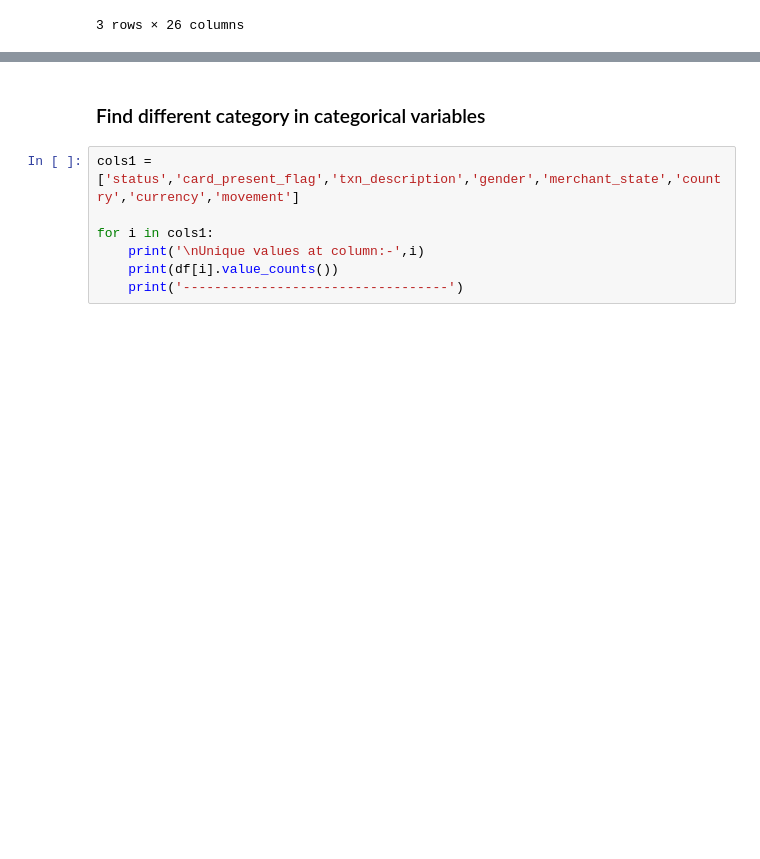
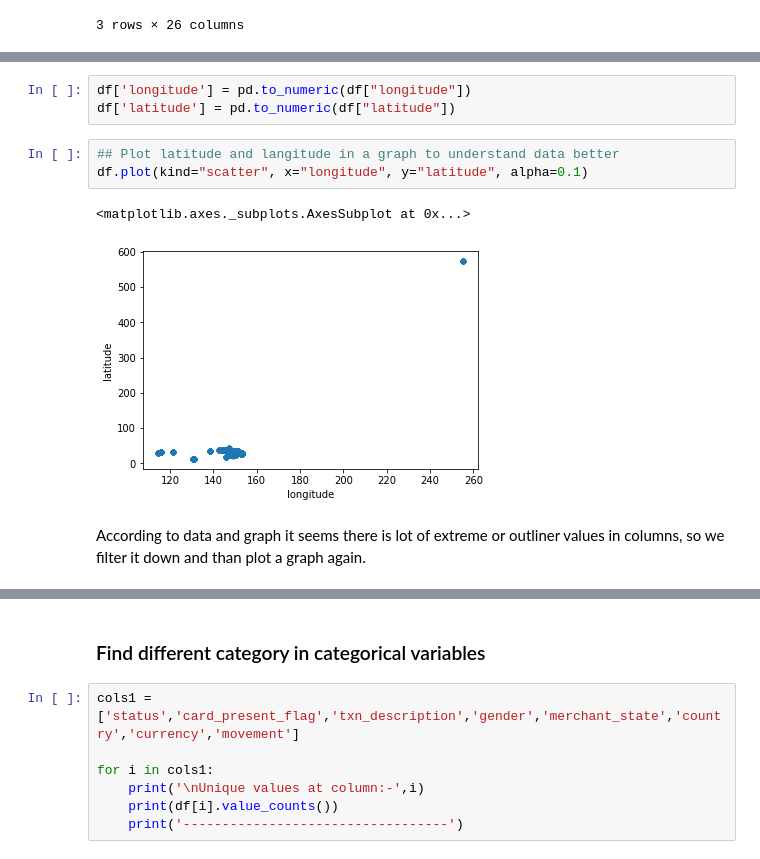
Before and after one commit to ShuklaPrashant21/Virtual-Internship, a Jupyter notebook: ANZ Virtual Internship/ANZ_EDA_Predictive_Analysis.ipynb, the cells around one changed output, grey strips where cells are left out. Saved outputs shown, nothing was run; the diff lists cells and outputs as text; blank space fills up the shorter version.

```diff
--- a/ANZ Virtual Internship/ANZ_EDA_Predictive_Analysis.ipynb
+++ b/ANZ Virtual Internship/ANZ_EDA_Predictive_Analysis.ipynb
@@ -73,0 +102,11 @@ df.head(3)
+# %%
+df['longitude'] = pd.to_numeric(df["longitude"])
+df['latitude'] = pd.to_numeric(df["latitude"])
+# %%
+## Plot latitude and langitude in a graph to understand data better
+df.plot(kind="scatter", x="longitude", y="latitude", alpha=0.1)
+# %% [output]
+<matplotlib.axes._subplots.AxesSubplot at 0x...>
+[figure, added]
+# %% [markdown]
+According to data and graph it seems there is lot of extreme or outliner values in columns, so we filter it down and than plot a graph again.
```
Also changed, not shown: parts of 27 cells of this notebook.
